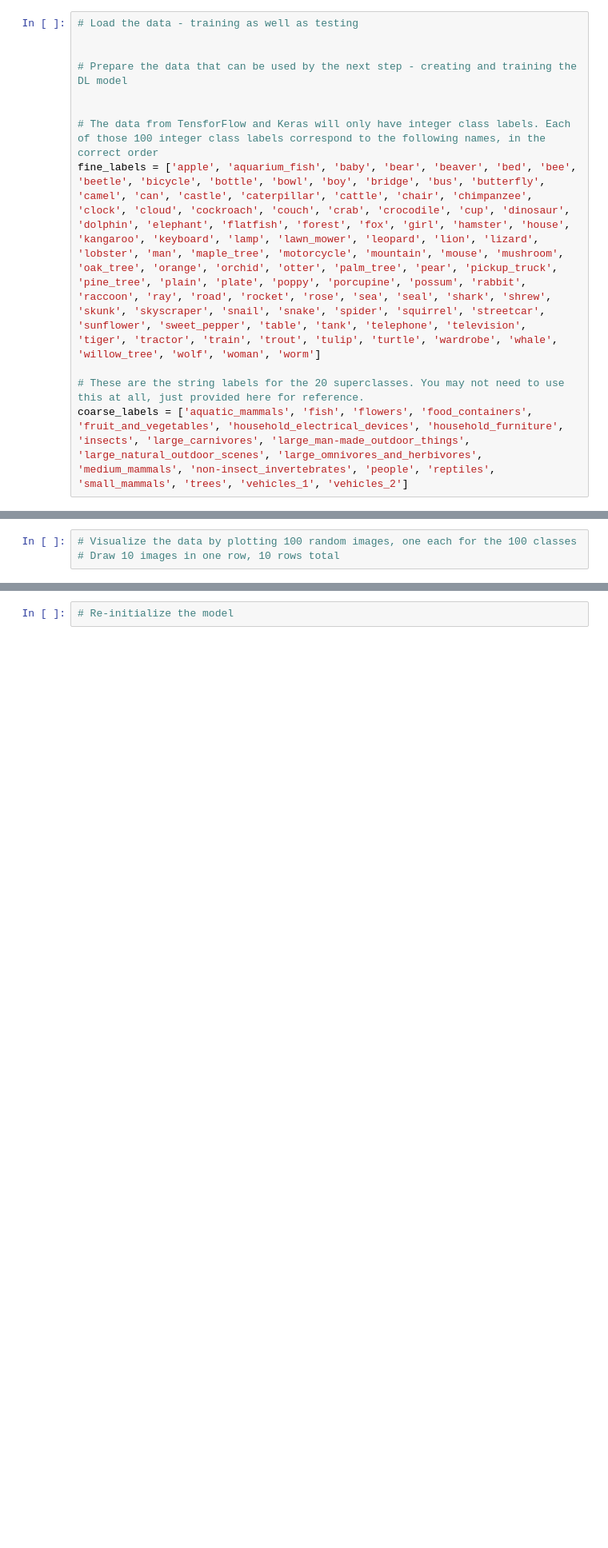
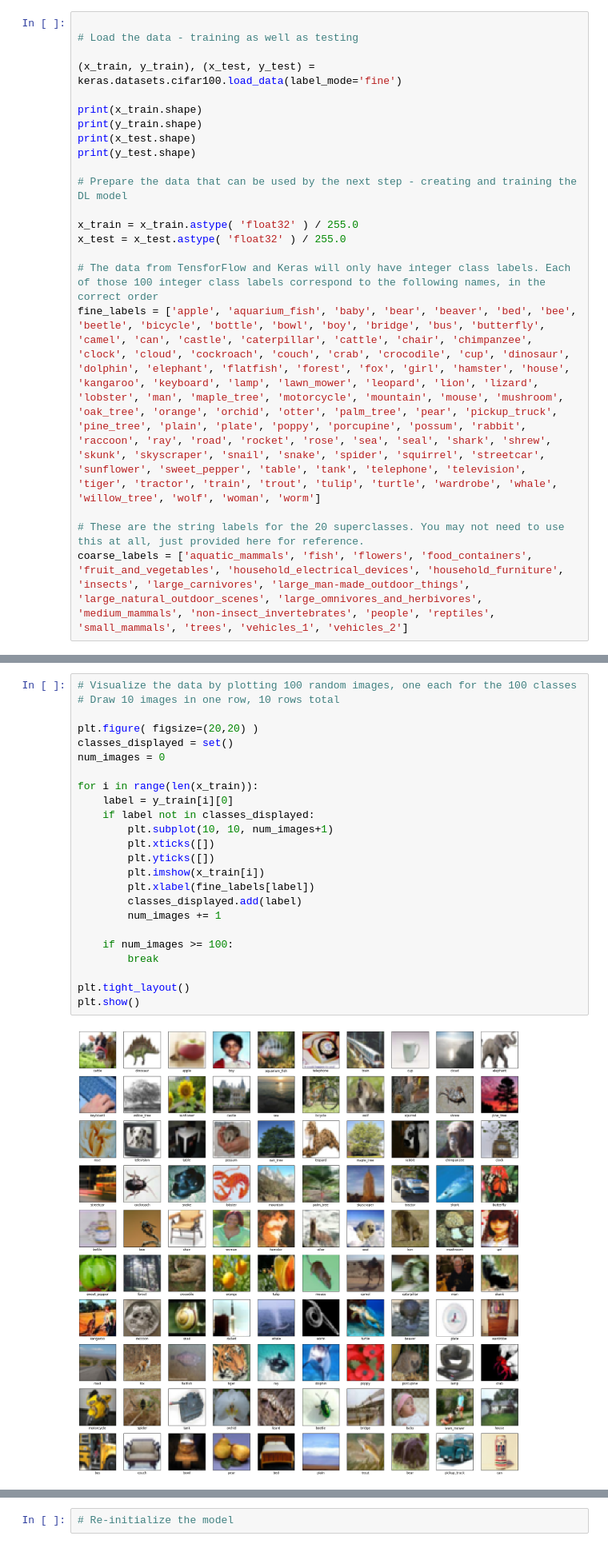
Before and after one commit to eliteabhi/AI-Assignments, a Jupyter notebook: deep-learning-assignment/UTSA_EE4953_EE5663_assignment3_uxs876.ipynb, the cells around one changed output, grey strips where cells are left out. Shown at 80% size. Cells and saved outputs as stored; diff of their text form; blank space fills up the shorter version.

```diff
--- a/deep-learning-assignment/UTSA_EE4953_EE5663_assignment3_uxs876.ipynb
+++ b/deep-learning-assignment/UTSA_EE4953_EE5663_assignment3_uxs876.ipynb
@@ -44,11 +57,20 @@ In this section, you will write code for the following:
 *   Prepare the data to be used for the DL model creation and training
 *   Visualize the data by plotting 100 random images, one each for the 100 classes
 # %%
+
 # Load the data - training as well as testing
 
+(x_train, y_train), (x_test, y_test) = keras.datasets.cifar100.load_data(label_mode='fine')
+
+print(x_train.shape)
+print(y_train.shape)
+print(x_test.shape)
+print(y_test.shape)
 
 # Prepare the data that can be used by the next step - creating and training the DL model
 
+x_train = x_train.astype( 'float32' ) / 255.0
+x_test = x_test.astype( 'float32' ) / 255.0
 
 # The data from TensforFlow and Keras will only have integer class labels. Each of those 100 integer class labels correspond to the following names, in the correct order
 fine_labels = ['apple', 'aquarium_fish', 'baby', 'bear', 'beaver', 'bed', 'bee', 'beetle', 'bicycle', 'bottle', 'bowl', 'boy', 'bridge', 'bus', 'butterfly', 'camel', 'can', 'castle', 'caterpillar', 'cattle', 'chair', 'chimpanzee', 'clock', 'cloud', 'cockroach', 'couch', 'crab', 'crocodile', 'cup', 'dinosaur', 'dolphin', 'elephant', 'flatfish', 'forest', 'fox', 'girl', 'hamster', 'house', 'kangaroo', 'keyboard', 'lamp', 'lawn_mower', 'leopard', 'lion', 'lizard', 'lobster', 'man', 'maple_tree', 'motorcycle', 'mountain', 'mouse', 'mushroom', 'oak_tree', 'orange', 'orchid', 'otter', 'palm_tree', 'pear', 'pickup_truck', 'pine_tree', 'plain', 'plate', 'poppy', 'porcupine', 'possum', 'rabbit', 'raccoon', 'ray', 'road', 'rocket', 'rose', 'sea', 'seal', 'shark', 'shrew', 'skunk', 'skyscraper', 'snail', 'snake', 'spider', 'squirrel', 'streetcar', 'sunflower', 'sweet_pepper', 'table', 'tank', 'telephone', 'television', 'tiger', 'tractor', 'train', 'trout', 'tulip', 'turtle', 'wardrobe', 'whale', 'willow_tree', 'wolf', 'woman', 'worm']
@@ -58,6 +85,29 @@ coarse_labels = ['aquatic_mammals', 'fish', 'flowers', 'food_containers', 'fruit
 # %%
 # Visualize the data by plotting 100 random images, one each for the 100 classes
 # Draw 10 images in one row, 10 rows total
+
+plt.figure( figsize=(20,20) )
+classes_displayed = set()
+num_images = 0
+
+for i in range(len(x_train)):
+    label = y_train[i][0]
+    if label not in classes_displayed:
+        plt.subplot(10, 10, num_images+1)
+        plt.xticks([])
+        plt.yticks([])
+        plt.imshow(x_train[i])
+        plt.xlabel(fine_labels[label])
+        classes_displayed.add(label)
+        num_images += 1
+
+    if num_images >= 100:
+        break
+
+plt.tight_layout()
+plt.show()
+# %% [output]
+[figure, added]
 # %% [markdown]
 ## CNN Model Creation
 
```
Also changed, not shown: parts of 10 cells of this notebook, 3 other files.
